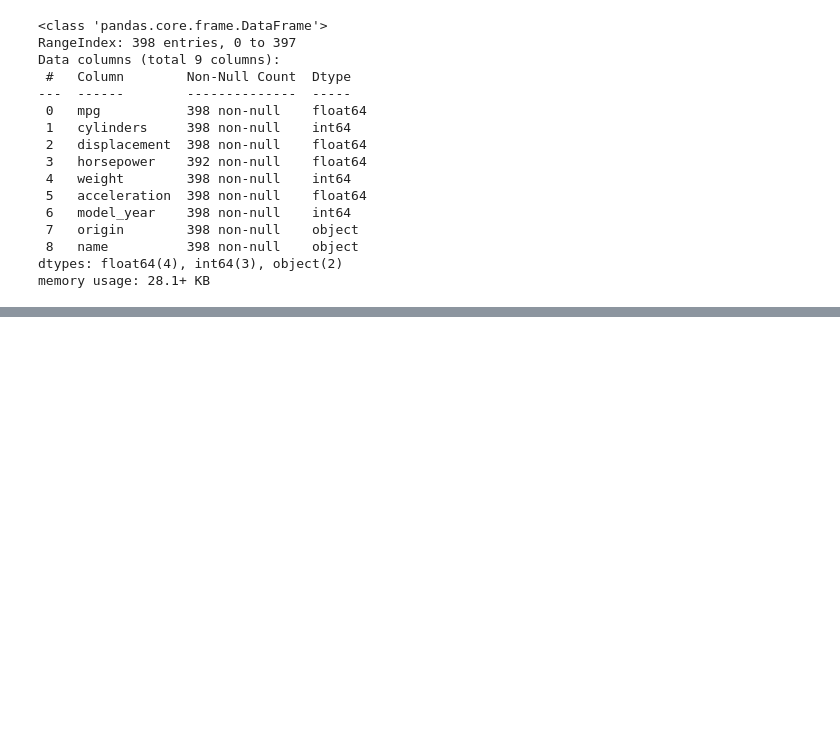
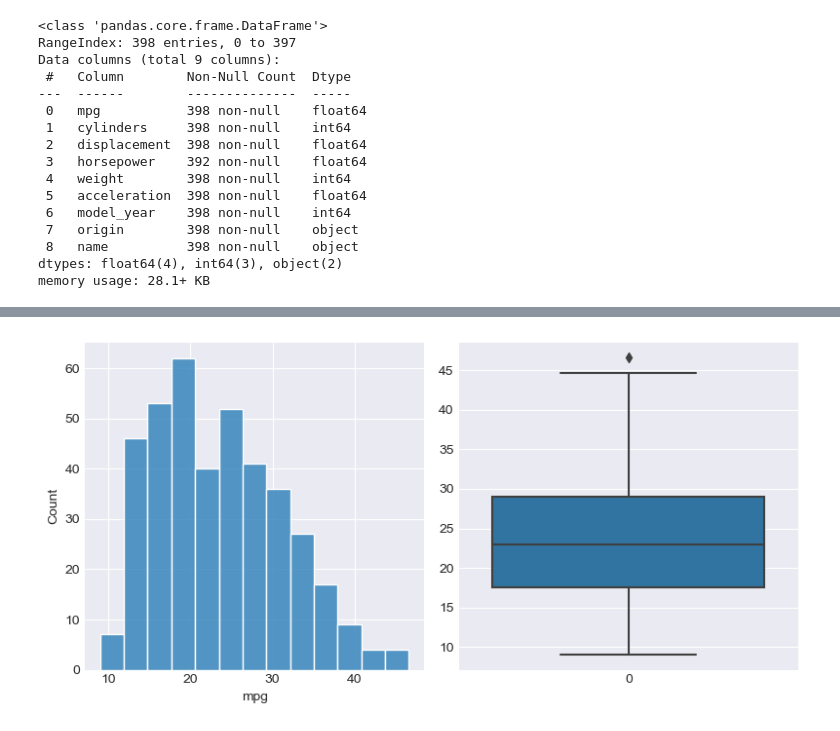
Before and after one commit to data-alch3m1st/Data_Viz, a Jupyter notebook: General_Data_Viz_to_Live_By_.ipynb, the cells around one changed output, grey strips where cells are left out. Cells and saved outputs as stored; diff of their text form; code cells hidden in the pictures; blank space fills up the shorter version.

```diff
--- a/General_Data_Viz_to_Live_By_.ipynb
+++ b/General_Data_Viz_to_Live_By_.ipynb
@@ -106,11 +118,13 @@ plt.show();
 # %%
 fig, ax = plt.subplots(1, 2, figsize=(8, 4))
 
 sns.histplot(df['mpg'], ax=ax[0])
-sns.boxplot(df[], ax=ax[1])
+sns.boxplot(df['mpg'], ax=ax[1])
 
 plt.tight_layout()
 plt.show();
+# %% [output]
+[figure, added]
 # %%
 # NUMERIC COLS LOOP—HISTPLOT:
 
```
Also changed, not shown: parts of 4 cells of this notebook.
